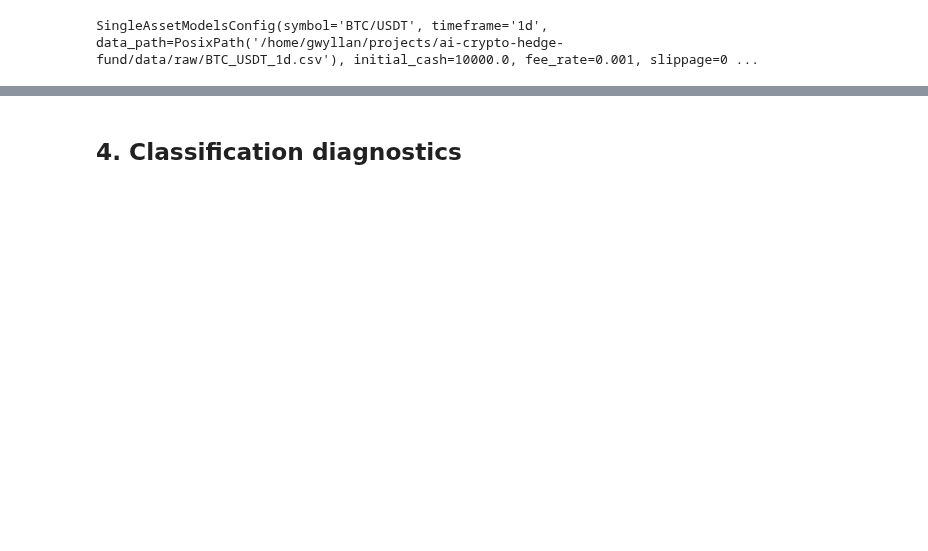
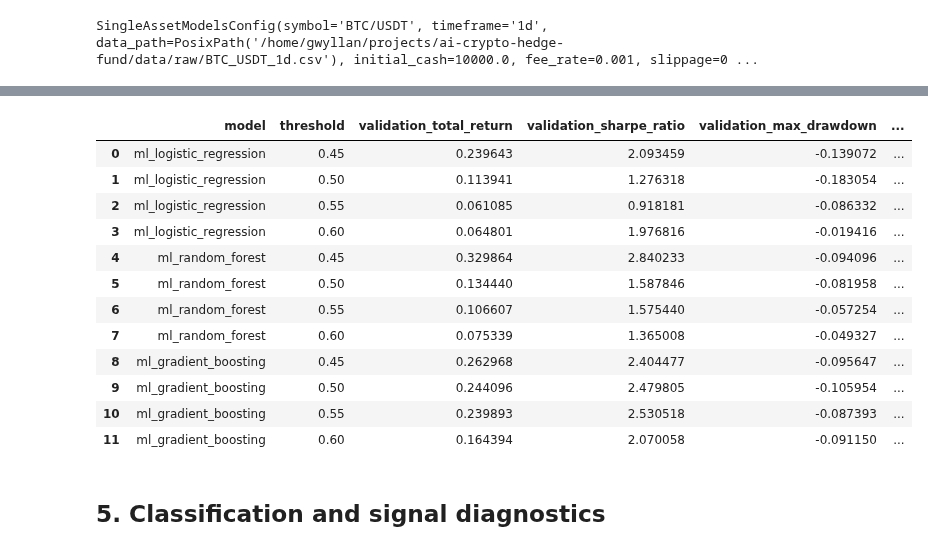
Before and after one commit to rkuznetc/ai-crypto-hedge-fund, a Jupyter notebook: notebooks/02_single_asset_models.ipynb, the cells around one changed output, grey strips where cells are left out. Saved outputs shown, nothing was run; the diff lists cells and outputs as text; code cells hidden in the pictures; blank space fills up the shorter version.

```diff
--- a/notebooks/02_single_asset_models.ipynb
+++ b/notebooks/02_single_asset_models.ipynb
@@ -62,5 +110,21 @@ outputs.trading_metrics
+# %%
+outputs.threshold_validation
+# %% [output]
+|  | model | threshold | validation_total_return | validation_sharpe_ratio | validation_max_drawdown | ... |
+| 0 | ml_logistic_regression | 0.45 | 0.239643 | 2.093459 | -0.139072 | ... |
+| 1 | ml_logistic_regression | 0.50 | 0.113941 | 1.276318 | -0.183054 | ... |
+| 2 | ml_logistic_regression | 0.55 | 0.061085 | 0.918181 | -0.086332 | ... |
+| 3 | ml_logistic_regression | 0.60 | 0.064801 | 1.976816 | -0.019416 | ... |
+| 4 | ml_random_forest | 0.45 | 0.329864 | 2.840233 | -0.094096 | ... |
+| 5 | ml_random_forest | 0.50 | 0.134440 | 1.587846 | -0.081958 | ... |
+| 6 | ml_random_forest | 0.55 | 0.106607 | 1.575440 | -0.057254 | ... |
+| 7 | ml_random_forest | 0.60 | 0.075339 | 1.365008 | -0.049327 | ... |
+| 8 | ml_gradient_boosting | 0.45 | 0.262968 | 2.404477 | -0.095647 | ... |
+| 9 | ml_gradient_boosting | 0.50 | 0.244096 | 2.479805 | -0.105954 | ... |
+| 10 | ml_gradient_boosting | 0.55 | 0.239893 | 2.530518 | -0.087393 | ... |
+| 11 | ml_gradient_boosting | 0.60 | 0.164394 | 2.070058 | -0.091150 | ... |
 # %% [markdown]
-## 4. Classification diagnostics
+## 5. Classification and signal diagnostics
 # %%
 outputs.classification_metrics
 # %% [output]
```
Also changed, not shown: parts of 19 cells of this notebook.
